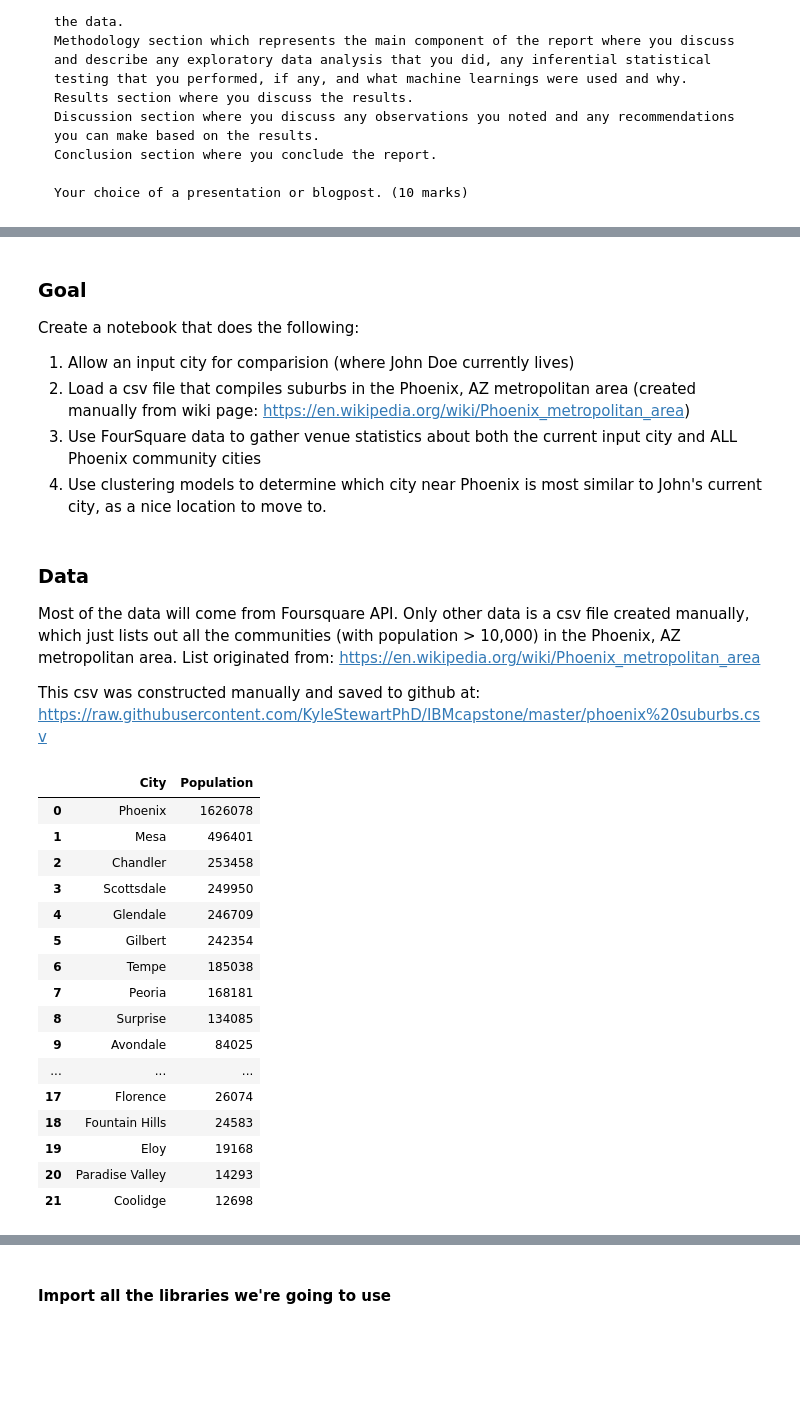
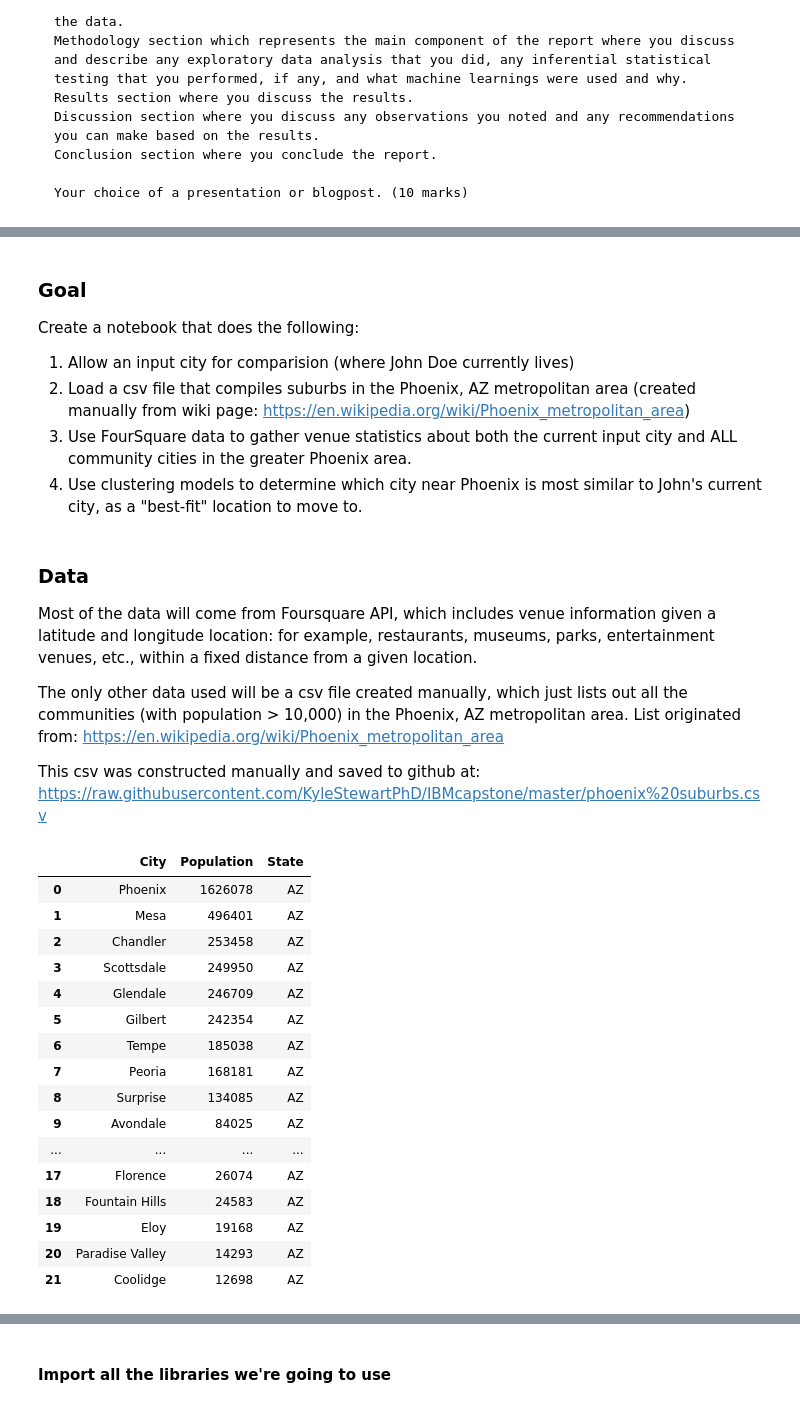
Before and after one commit to KyleStewartPhD/IBMcapstone, a Jupyter notebook: Capstone Project: Battle of the Neighbhorhoods.ipynb, the cells around one changed output, grey strips where cells are left out. Cells and saved outputs as stored; diff of their text form; code cells hidden in the pictures; blank space fills up the shorter version.

```diff
--- a/Capstone Project: Battle of the Neighbhorhoods.ipynb
+++ b/Capstone Project: Battle of the Neighbhorhoods.ipynb
@@ -35,38 +37,41 @@ But John Doe really likes the feel of his current neighbhorhood / current town,
 Create a notebook that does the following:
 1. Allow an input city for comparision (where John Doe currently lives)
 2. Load a csv file that compiles suburbs in the Phoenix, AZ metropolitan area (created manually from wiki page: https://en.wikipedia.org/wiki/Phoenix_metropolitan_area)
-3. Use FourSquare data to gather venue statistics about both the current input city and ALL Phoenix community cities
-4. Use clustering models to determine which city near Phoenix is most similar to John's current city, as a nice location to move to.
+3. Use FourSquare data to gather venue statistics about both the current input city and ALL community cities in the greater Phoenix area.
+4. Use clustering models to determine which city near Phoenix is most similar to John's current city, as a "best-fit" location to move to.
 # %% [markdown]
 ### Data
 
-Most of the data will come from Foursquare API.  Only other data is a csv file created manually, which just lists out all the communities (with population > 10,000) in the Phoenix, AZ metropolitan area.  List originated from: https://en.wikipedia.org/wiki/Phoenix_metropolitan_area
+Most of the data will come from Foursquare API, which includes venue information given a latitude and longitude location: for example, restaurants, museums, parks, entertainment venues, etc., within a fixed distance from a given location.
+
+The only other data used will be a csv file created manually, which just lists out all the communities (with population > 10,000) in the Phoenix, AZ metropolitan area.  List originated from: https://en.wikipedia.org/wiki/Phoenix_metropolitan_area
 
 This csv was constructed manually and saved to github at: https://raw.githubusercontent.com/KyleStewartPhD/IBMcapstone/master/phoenix%20suburbs.csv
 # %%
 import pandas as pd
 
-az_cities_url = 'https://raw.githubusercontent.com/KyleStewartPhD/IBMcapstone/master/phoenix%20suburbs.csv'
-az_cities = pd.read_csv(az_cities_url, thousands=',')  #read csv, while turning numbers strings with commas into regular int format
-az_cities
+cities_url = 'https://raw.githubusercontent.com/KyleStewartPhD/IBMcapstone/master/phoenix%20suburbs.csv'
+cities = pd.read_csv(az_cities_url, thousands=',')  #read csv, while turning numbers strings with commas into regular int format
+cities['State'] = 'AZ' #add state information, which is all AZ so far
+cities
 # %% [output]
-|  | City | Population |
-| 0 | Phoenix | 1626078 |
-| 1 | Mesa | 496401 |
-| 2 | Chandler | 253458 |
-| 3 | Scottsdale | 249950 |
-| 4 | Glendale | 246709 |
-| 5 | Gilbert | 242354 |
-| 6 | Tempe | 185038 |
-| 7 | Peoria | 168181 |
-| 8 | Surprise | 134085 |
-| 9 | Avondale | 84025 |
-| ... | ... | ... |
-| 17 | Florence | 26074 |
-| 18 | Fountain Hills | 24583 |
-| 19 | Eloy | 19168 |
-| 20 | Paradise Valley | 14293 |
-| 21 | Coolidge | 12698 |
+|  | City | Population | State |
+| 0 | Phoenix | 1626078 | AZ |
+| 1 | Mesa | 496401 | AZ |
+| 2 | Chandler | 253458 | AZ |
+| 3 | Scottsdale | 249950 | AZ |
+| 4 | Glendale | 246709 | AZ |
+| 5 | Gilbert | 242354 | AZ |
+| 6 | Tempe | 185038 | AZ |
+| 7 | Peoria | 168181 | AZ |
+| 8 | Surprise | 134085 | AZ |
+| 9 | Avondale | 84025 | AZ |
+| ... | ... | ... | ... |
+| 17 | Florence | 26074 | AZ |
+| 18 | Fountain Hills | 24583 | AZ |
+| 19 | Eloy | 19168 | AZ |
+| 20 | Paradise Valley | 14293 | AZ |
+| 21 | Coolidge | 12698 | AZ |
 # %%
 #These are manual inputs for the starting comparision city.  The city "John Doe" currently lives in, in the description
 my_city = "Rancho Cucamonga"
```
Also changed, not shown: parts of 34 cells of this notebook.
